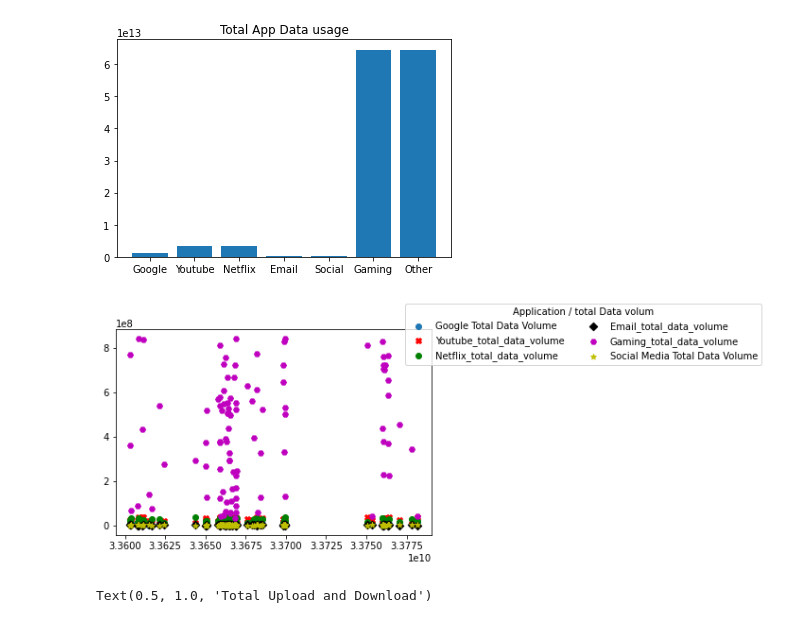
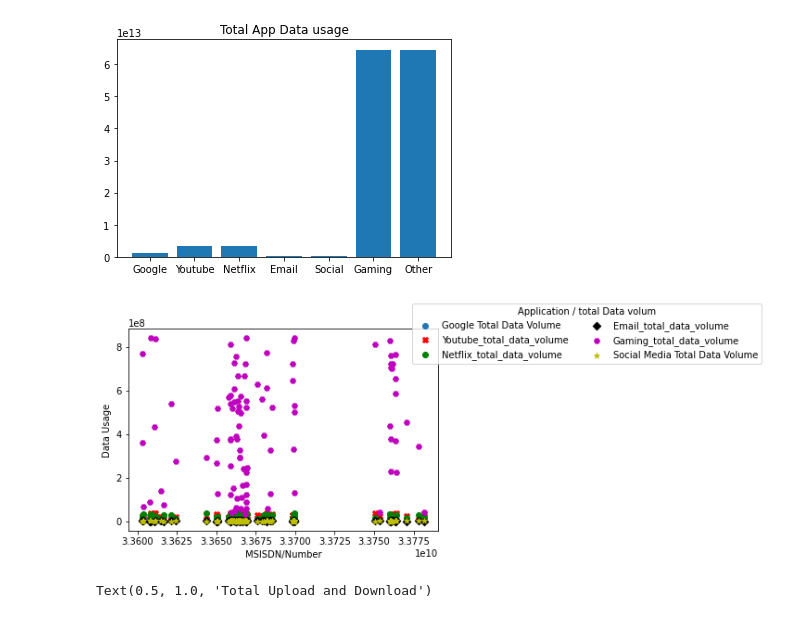
Before and after one commit to miz-ab/10xac_week_one_challenge_1, a Jupyter notebook: notebooks/week_one_challenge_one_task_1.1.ipynb, the cells around one changed output. Cells and saved outputs as stored; diff of their text form; code cells hidden in the pictures.

```diff
--- a/notebooks/week_one_challenge_one_task_1.1.ipynb
+++ b/notebooks/week_one_challenge_one_task_1.1.ipynb
@@ -309,15 +309,17 @@ Text(0.5, 1.0, 'Total App Data usage')
 # %%
 #visualizing total data volume of each application using scatter plot
 plt.scatter(df_clean['MSISDN/Number'].head(100),df_clean['Google_total_data_volume'].head(100), label='Google Total Data Volume')
 plt.scatter(df_clean['MSISDN/Number'].head(100), df_clean['Youtube_total_data_volume'].head(100), marker='X', c = 'r',label='Youtube_total_data_volume')
 plt.scatter(df_clean['MSISDN/Number'].head(100), df_clean['Netflix_total_data_volume'].head(100), marker='o', c = 'g',label='Netflix_total_data_volume')
 plt.scatter(df_clean['MSISDN/Number'].head(100), df_clean['Email_total_data_volume'].head(100), marker='D', c = 'k',label='Email_total_data_volume')
 plt.scatter(df_clean['MSISDN/Number'].head(100), df_clean['Gaming_total_data_volume'].head(100), marker='H', c = 'm',label='Gaming_total_data_volume')
 plt.scatter(df_clean['MSISDN/Number'].head(100), df_clean['Social Media_data_volume'].head(100), marker='*', c = 'y',label='Social Media Total Data Volume')
 plt.legend(title='Application / total Data volum',loc='upper left',bbox_to_anchor=(0.9, 1.15), ncol=2)
+plt.xlabel("MSISDN/Number")
+plt.ylabel("Data Usage")
 plt.show()
 # %% [output]
-[figure, old version]
+[figure, new version]
 # %%
 #visualizing total upload and download (DL, UL)
 total_usage = df_clean[["Total UL (Bytes)", "Total DL (Bytes)"]]
```
Also changed, not shown: parts of 1 cell of this notebook.
